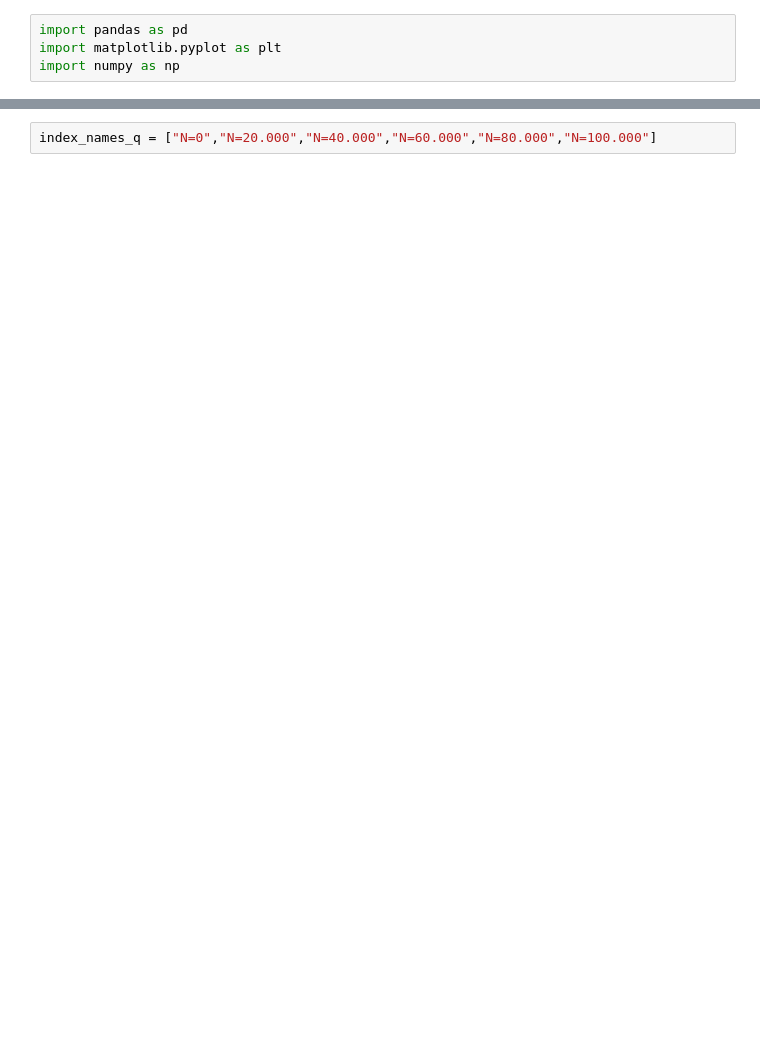
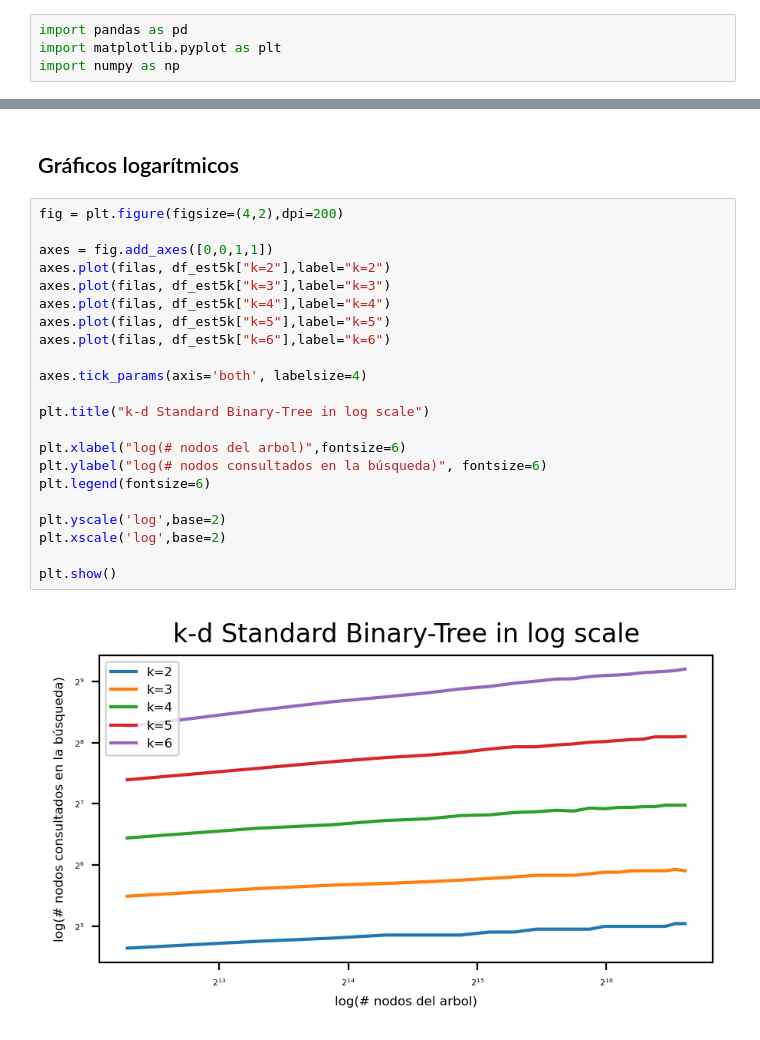
Before and after one commit to Polfono/Projecte-A-Q1-23-24, a Jupyter notebook: resultats.ipynb, the cells around one changed output, grey strips where cells are left out. Saved outputs shown, nothing was run; the diff lists cells and outputs as text; blank space fills up the shorter version.

```diff
--- a/resultats.ipynb
+++ b/resultats.ipynb
@@ -160,2 +144,26 @@ plt.show()
-# %%
-index_names_q = ["N=0","N=20.000","N=40.000","N=60.000","N=80.000","N=100.000"]
+# %% [markdown]
+<h2> Gráficos logarítmicos </h2>
+# %%
+fig = plt.figure(figsize=(4,2),dpi=200)
+
+axes = fig.add_axes([0,0,1,1])
+axes.plot(filas, df_est5k["k=2"],label="k=2")
+axes.plot(filas, df_est5k["k=3"],label="k=3")
+axes.plot(filas, df_est5k["k=4"],label="k=4")
+axes.plot(filas, df_est5k["k=5"],label="k=5")
+axes.plot(filas, df_est5k["k=6"],label="k=6")
+
+axes.tick_params(axis='both', labelsize=4)
+
+plt.title("k-d Standard Binary-Tree in log scale")
+
+plt.xlabel("log(# nodos del arbol)",fontsize=6)
+plt.ylabel("log(# nodos consultados en la búsqueda)", fontsize=6)
+plt.legend(fontsize=6)
+
+plt.yscale('log',base=2)
+plt.xscale('log',base=2)
+
+plt.show()
+# %% [output]
+[figure, added]
```
Also changed, not shown: parts of 20 cells of this notebook.
